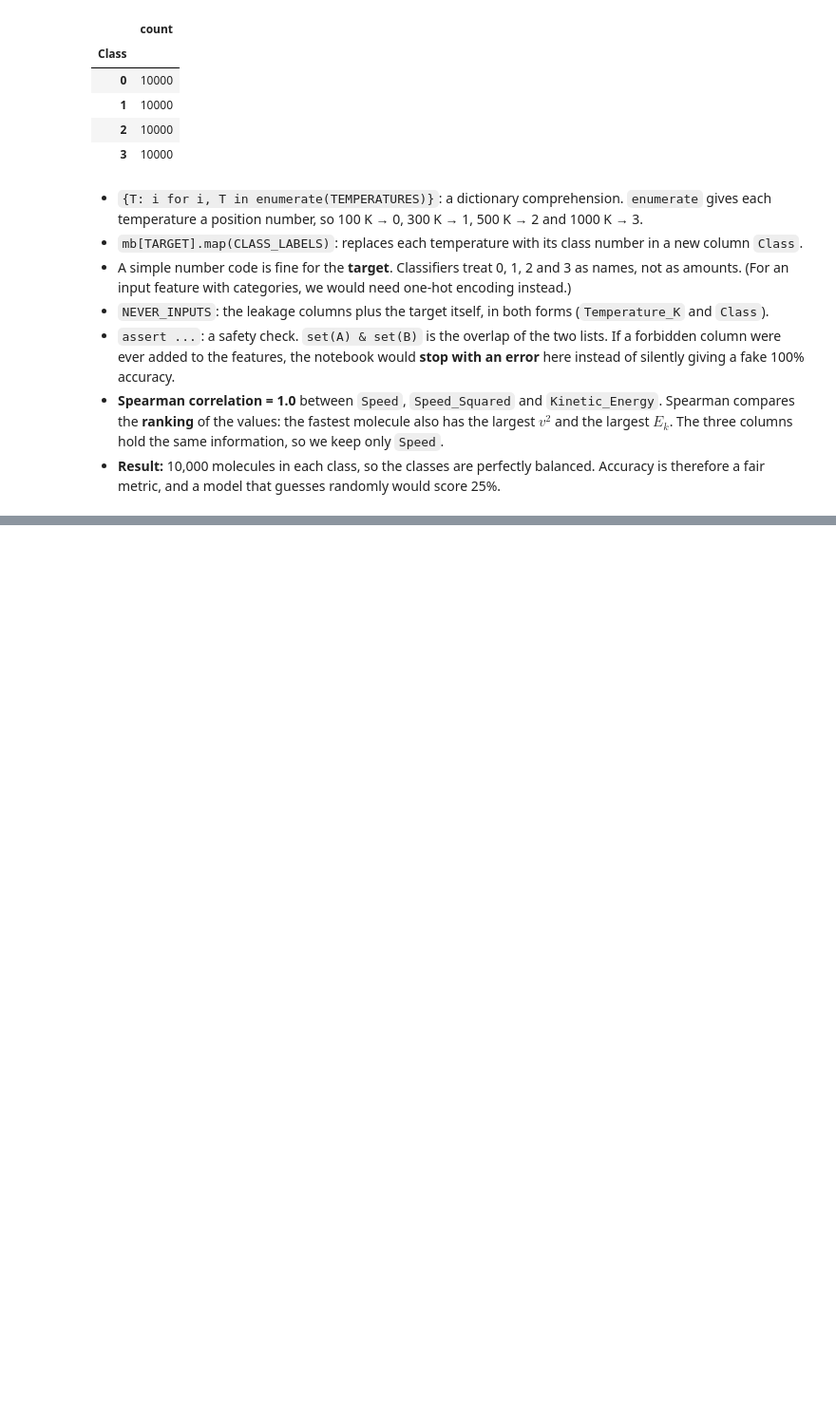
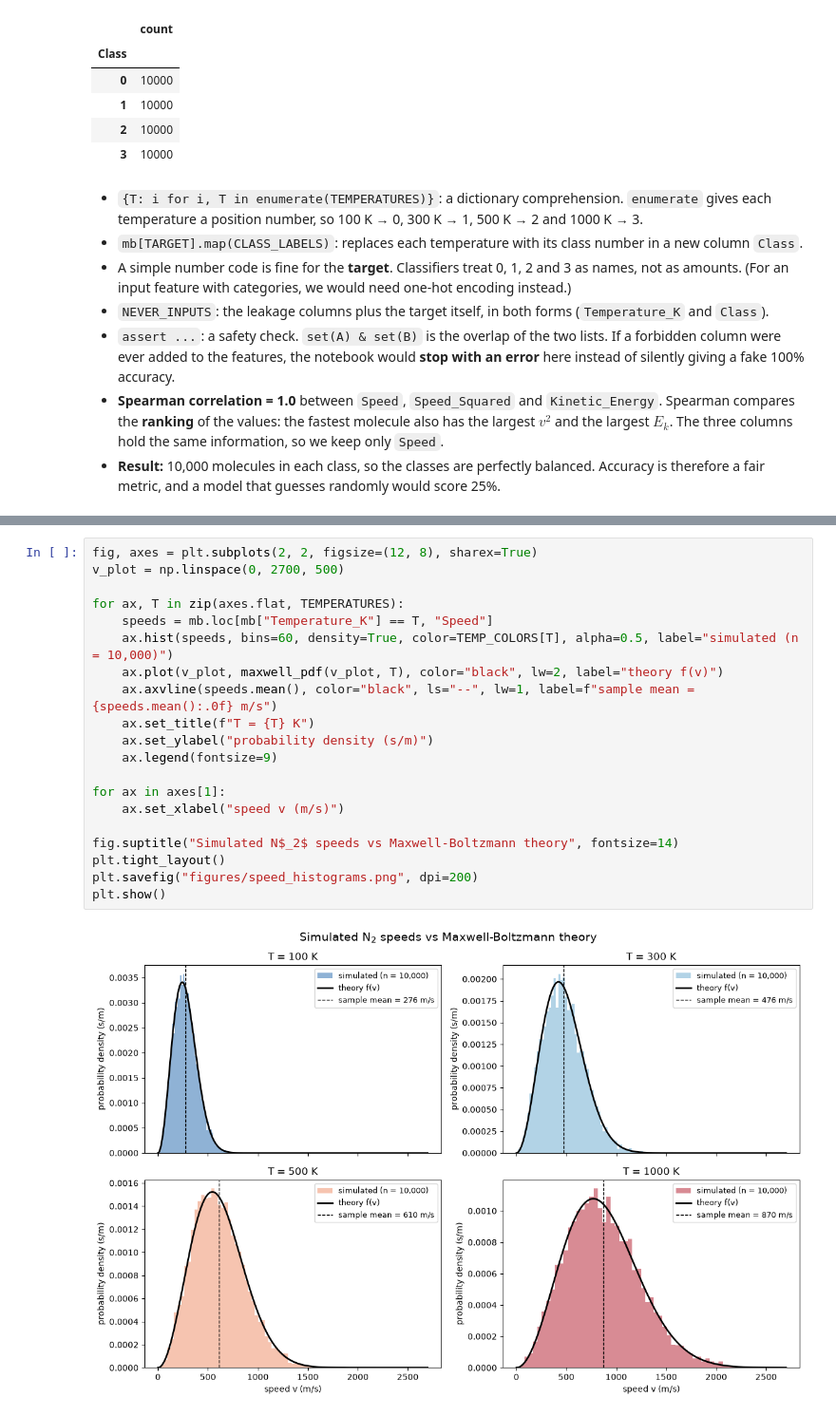
Before and after one commit to 2026023DataAnalysis/Strategy_thinking, a Jupyter notebook: Fluid Data Analytic.ipynb, the cells around one changed output, grey strips where cells are left out. Shown at 95% size. Cells and saved outputs as stored; diff of their text form; blank space fills up the shorter version.

Commit message:
EDA: histograms of the simulated speeds with the theory curve

```diff
--- a/Fluid Data Analytic.ipynb
+++ b/Fluid Data Analytic.ipynb
@@ -672,0 +741,22 @@ Kinetic_Energy    1.0            1.0             1.0
+# %%
+fig, axes = plt.subplots(2, 2, figsize=(12, 8), sharex=True)
+v_plot = np.linspace(0, 2700, 500)
+
+for ax, T in zip(axes.flat, TEMPERATURES):
+    speeds = mb.loc[mb["Temperature_K"] == T, "Speed"]
+    ax.hist(speeds, bins=60, density=True, color=TEMP_COLORS[T], alpha=0.5, label="simulated (n = 10,000)")
+    ax.plot(v_plot, maxwell_pdf(v_plot, T), color="black", lw=2, label="theory f(v)")
+    ax.axvline(speeds.mean(), color="black", ls="--", lw=1, label=f"sample mean = {speeds.mean():.0f} m/s")
+    ax.set_title(f"T = {T} K")
+    ax.set_ylabel("probability density (s/m)")
+    ax.legend(fontsize=9)
+
+for ax in axes[1]:
+    ax.set_xlabel("speed v (m/s)")
+
+fig.suptitle("Simulated N$_2$ speeds vs Maxwell-Boltzmann theory", fontsize=14)
+plt.tight_layout()
+plt.savefig("figures/speed_histograms.png", dpi=200)
+plt.show()
+# %% [output]
+[figure, added]
```
Also changed, not shown: parts of 10 cells of this notebook, 1 other file.
